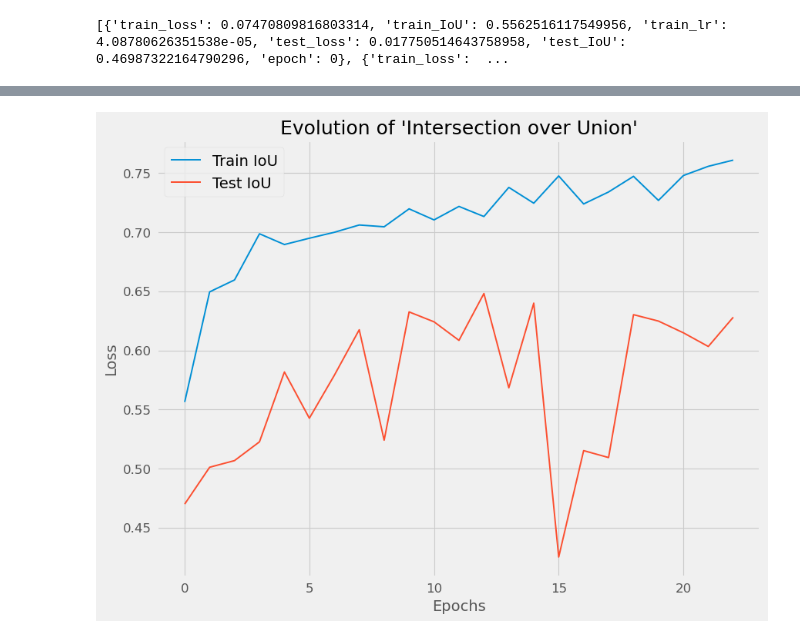
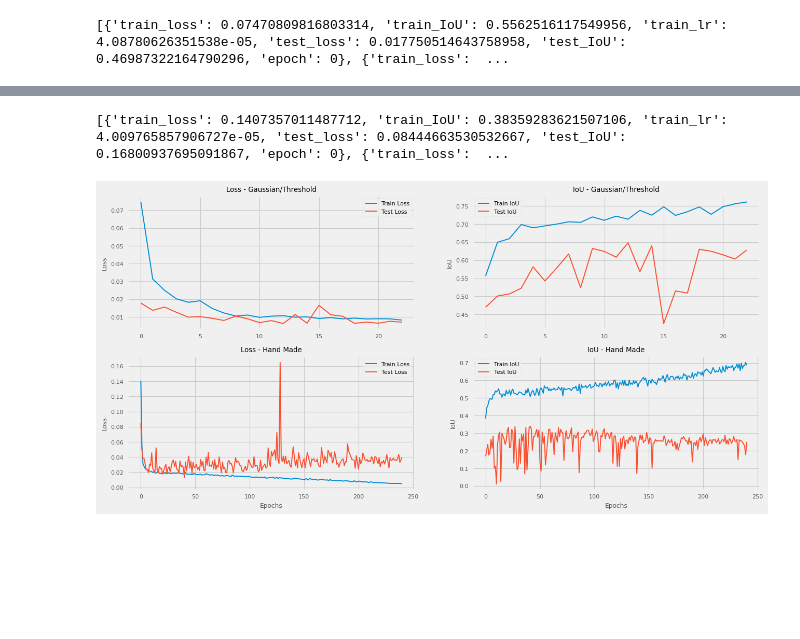
Before and after one commit to MagnuFal/Prosjektoppgave, a Jupyter notebook: Figures/Loss_and_IoU.ipynb, the cells around one changed output, grey strips where cells are left out. Cells and saved outputs as stored; diff of their text form; code cells hidden in the pictures; blank space fills up the shorter version.

Commit message:
one plot

```diff
--- a/Figures/Loss_and_IoU.ipynb
+++ b/Figures/Loss_and_IoU.ipynb
@@ -43,14 +29,55 @@ plt.savefig("Loss.pdf", dpi = 1300)
-# %%
-plt.style.use("fast")
-
-plt.figure(figsize=(9, 7))
-plt.plot(epoch, train_iou, label = "Train IoU")
-plt.plot(epoch, test_iou, label = "Test IoU")
-plt.xlabel("Epochs", fontsize = 14)
-plt.ylabel("IoU", fontsize = 14)
-plt.tick_params(axis='both', labelsize=12)
-plt.title("Evolution of 'Intersection over Union'", fontsize = 18)
-plt.legend(fontsize = 14)
-plt.savefig("IoU.pdf", dpi = 1300)
-# %% [output]
-[figure, removed]
+# %%
+dic = []
+lst = []
+with open("ny_modell_26_11_2_log_2025_11_26_09_51_20.txt") as f:
+    for line in f:
+        dic = ast.literal_eval(line)
+        lst.append(dic)
+print(lst)
+# %% [output]
+[{'train_loss': 0.1407357011487712, 'train_IoU': 0.38359283621507106, 'train_lr': 4.009765857906727e-05, 'test_loss': 0.08444663530532667, 'test_IoU': 0.16800937695091867, 'epoch': 0}, {'train_loss':  ...
+# %%
+train_loss_h = []
+test_loss_h = []
+train_iou_h = []
+test_iou_h = []
+epoch_h = []
+
+for i in range(len(lst)):
+    train_loss_h.append(lst[i]["train_loss"])
+    test_loss_h.append(lst[i]["test_loss"])
+    train_iou_h.append(lst[i]["train_IoU"])
+    test_iou_h.append(lst[i]["test_IoU"])
+    epoch_h.append(lst[i]["epoch"])
+# %%
+fig, axarr = plt.subplots(2, 2, figsize = (14, 7))
+flat = axarr.flatten()
+flat[0].plot(epoch, train_loss, label = "Train Loss")
+flat[0].plot(epoch, test_loss, label = "Test Loss")
+flat[0].set_ylabel("Loss")
+flat[0].set_title("Loss - Gaussian/Threshold")
+flat[0].legend()
+
+flat[2].plot(epoch_h, train_loss_h, label = "Train Loss")
+flat[2].plot(epoch_h, test_loss_h, label = "Test Loss")
+flat[2].set_xlabel("Epochs")
+flat[2].set_ylabel("Loss")
+flat[2].set_title("Loss - Hand Made")
+flat[2].legend()
+
+flat[1].plot(epoch, train_iou, label = "Train IoU")
+flat[1].plot(epoch, test_iou, label = "Test IoU")
+flat[1].set_ylabel("IoU")
+flat[1].set_title("IoU - Gaussian/Threshold")
+flat[1].legend()
+
+flat[3].plot(epoch_h, train_iou_h, label = "Train IoU")
+flat[3].plot(epoch_h, test_iou_h, label = "Test IoU")
+flat[3].set_xlabel("Epochs")
+flat[3].set_ylabel("IoU")
+flat[3].set_title("IoU - Hand Made")
+flat[3].legend()
+
+fig.savefig("Loss_IoU.pdf", dpi = 1300)
+# %% [output]
+[figure, added]
```
Also changed, not shown: parts of 1 cell of this notebook.
